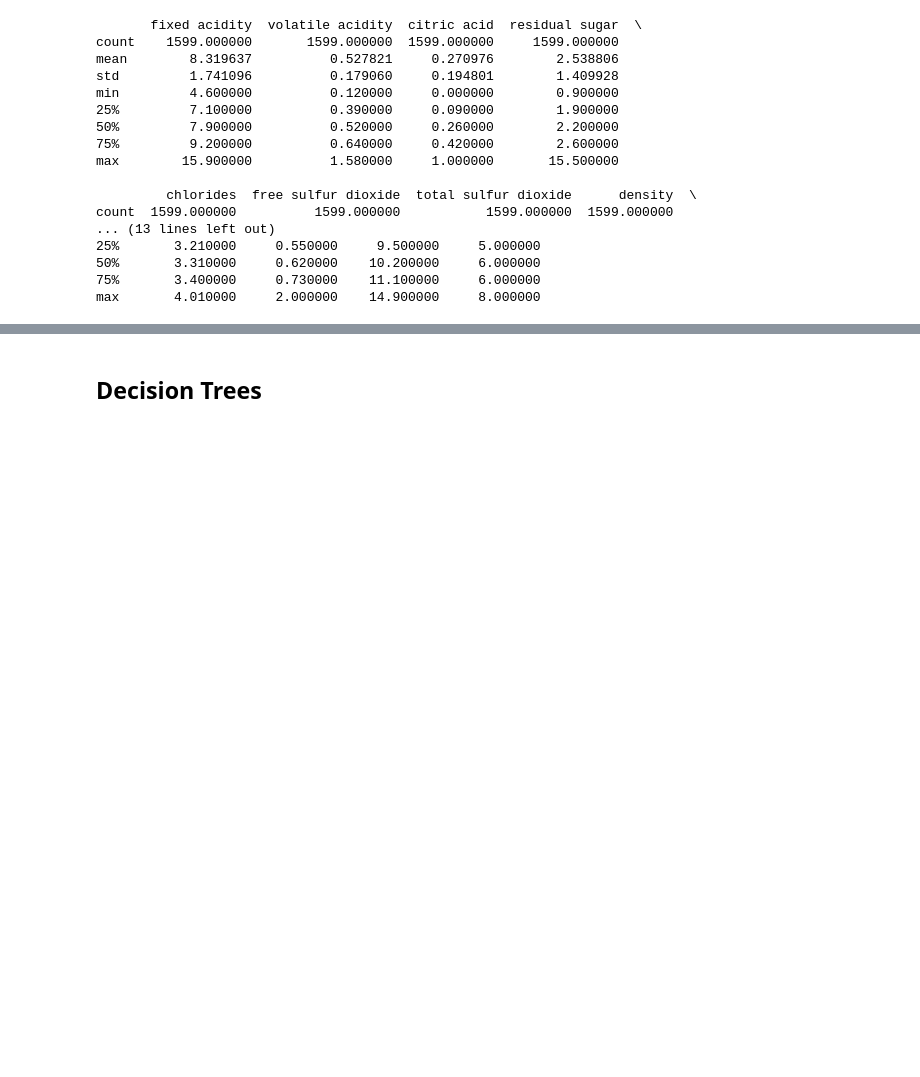
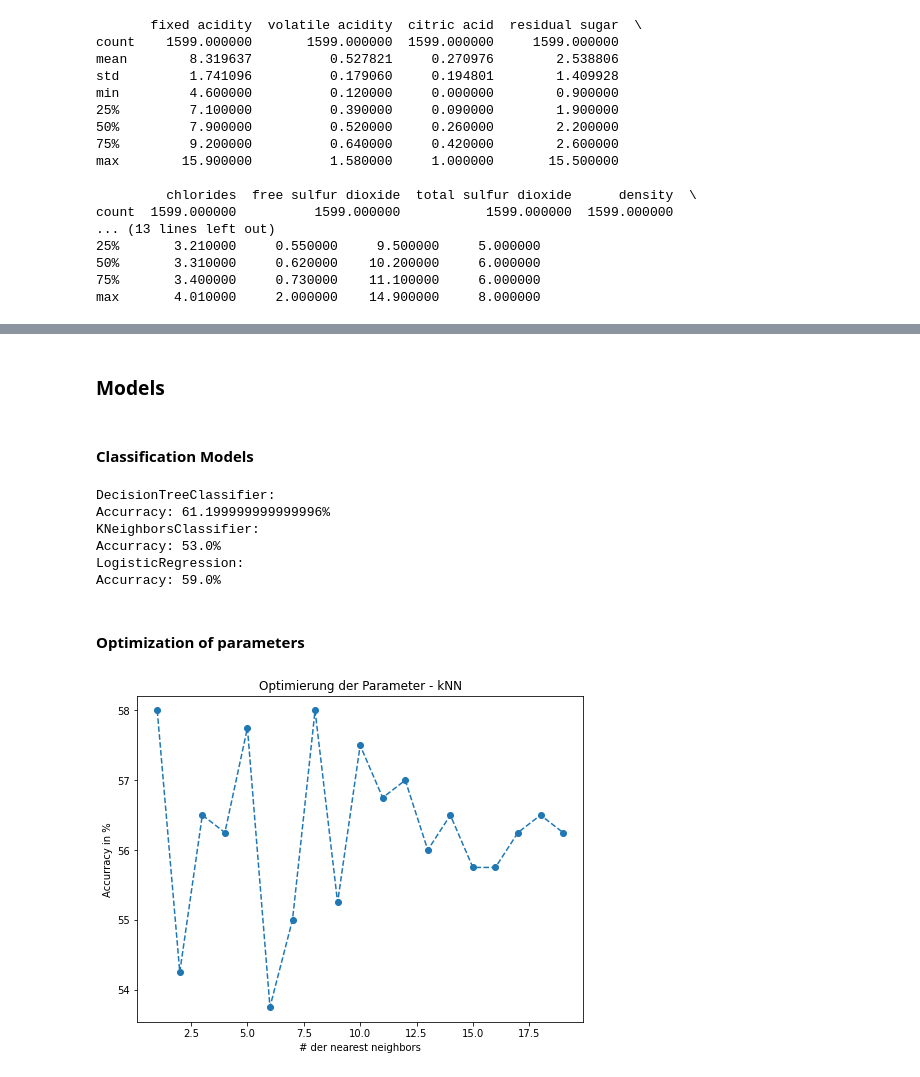
Before and after one commit to KWollscheid/Projektarbeit, a Jupyter notebook: notepads/Overview.ipynb, the cells around one changed output, grey strips where cells are left out. Cells and saved outputs as stored; diff of their text form; code cells hidden in the pictures; blank space fills up the shorter version.

```diff
--- a/notepads/Overview.ipynb
+++ b/notepads/Overview.ipynb
@@ -54,2 +104,0 @@ x_train, x_test, y_train, y_test = train_test_split(xs, y)
-# %% [markdown]
-## Decision Trees
@@ -62,0 +105,54 @@ dtr = DecisionTreeRegressor()
+# %% [markdown]
+### Models
+# %% [markdown]
+#### Classification Models
+# %%
+## Initialize Classification Models
+
+dtc = DecisionTreeClassifier()
+kNN = KNeighborsClassifier()
+logr = LogisticRegression()
+
+# estimate optimal parameters & get score
+
+models_class=[dtc, kNN, logr]
+sc_class = []
+
+for model in models_class:
+    model.fit(x_train, y_train)
+
+    # get score
+    score = model.score(x_test, y_test).round(3)
+    sc_class.append(score)
+    string = "Accurracy: {}%"
+    print(model.__class__.__name__ + ":")
+    print(string.format(score*100))
+# %% [output]
+DecisionTreeClassifier:
+Accurracy: 61.199999999999996%
+KNeighborsClassifier:
+Accurracy: 53.0%
+LogisticRegression:
+Accurracy: 59.0%
+# %% [markdown]
+#### Optimization of parameters
+# %%
+# kNN -> # of nearest neighbors
+
+acc = []
+rng = range(1,20)
+
+for i in rng:
+    kNN_opt = KNeighborsClassifier(n_neighbors=i)
+    kNN_opt.fit(x_train,y_train)
+    acc_i = kNN_opt.score(x_test, y_test)
+    acc.append(acc_i*100)
+
+kNNplot = plt.figure(figsize=(8,6))
+plt.plot(rng, acc, '--o')
+plt.title("Optimierung der Parameter - kNN")
+plt.xlabel("# der nearest neighbors")
+plt.ylabel("Accurracy in %")
+plt.show()
+# %% [output]
+[figure, added]
```
Also changed, not shown: parts of 14 cells of this notebook, 2 other files.
